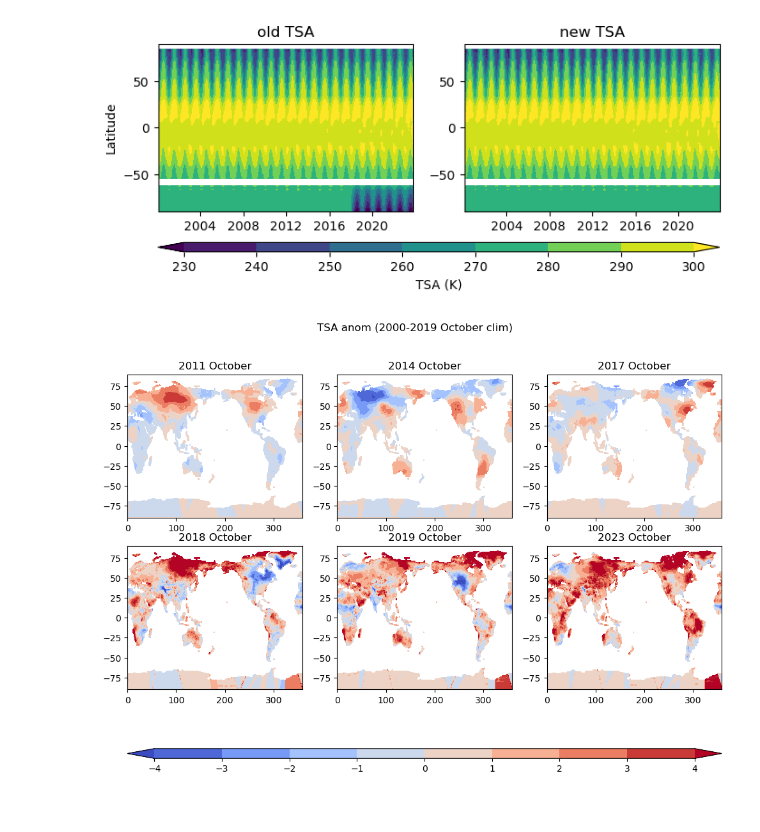
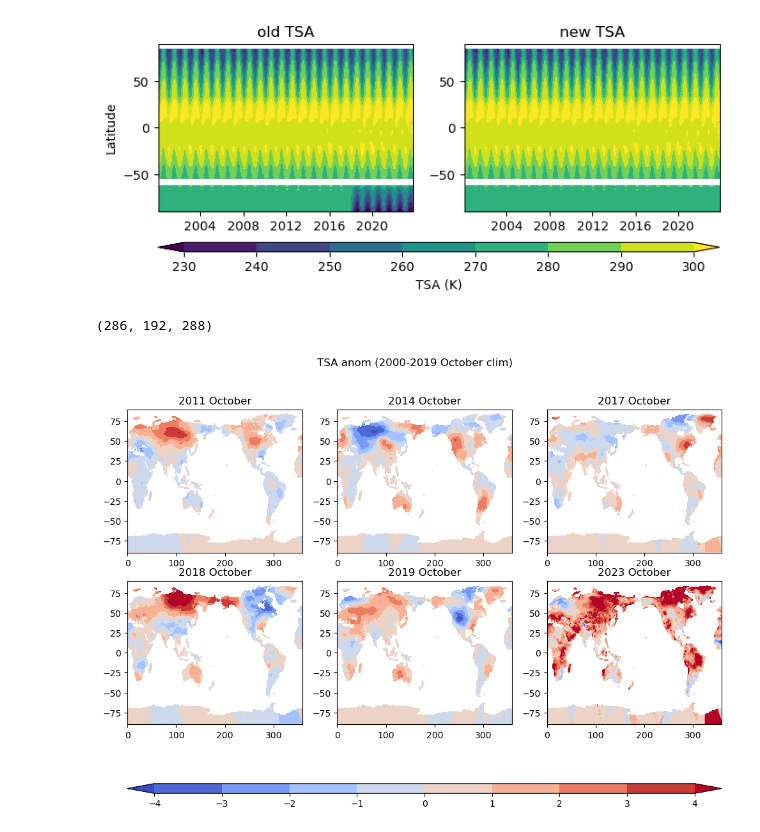
Before and after one commit to sglanvil/makingICs, a Jupyter notebook: plot_TSA_SMYLE_LAND.ipynb, the cells around one changed output. Drawn from its saved outputs; the diff is of its cells as text; code cells hidden in the pictures.

```diff
--- a/plot_TSA_SMYLE_LAND.ipynb
+++ b/plot_TSA_SMYLE_LAND.ipynb
@@ -53,7 +53,8 @@ plt.savefig("/glade/u/home/sglanvil/analysis/python/analysis/TSA_SMYLE_LAND_01ma
 [figure]
 # %%
 # May 6, 2024
-# plot October anomalies
+# located: /glade/u/home/sglanvil/analysis/python/analysis/lot_TSA_SMYLE_LAND.ipynb
+# plot October anomalies for Yeager
 
 import xarray as xr
 import numpy as np
@@ -65,7 +66,7 @@ end_date = '2023-10-31'
 date_frequency = 'M'
 dateArray = pd.date_range(start=start_date, end=end_date, freq=date_frequency)
 
-file = "/glade/derecho/scratch/sglanvil/holdingCell/SMYLE_LAND/TSA_smyle_Transient.clm2.h0.200001-202310.nc"
+file = "/glade/derecho/scratch/sglanvil/holdingCell/SMYLE_LAND/TSA_smyle_Transient.clm2.h0.200001-201912.nc"
 ds = xr.open_dataset(file)
 lon = ds['lon']
 lat = ds['lat']
@@ -73,7 +74,9 @@ var = ds['TSA']
 file = "/glade/derecho/scratch/sglanvil/archive/smyle_Transient_201801_newDomain/lnd/hist/TSA_smyle_Transient_201801_newDomain.clm2.h0.201801-202310.nc"
 ds = xr.open_dataset(file)
 var2 = ds['TSA']
-var3 = xr.concat([var[:216,:,:], var2], dim='time')
+var3 = xr.concat([var[:,:,:], var2[24:,:,:]], dim='time')
+
+print(var3.shape)
 
 var2023 = var3[(dateArray == '2023-10-31'), :, :]
 var2019 = var3[(dateArray == '2019-10-31'), :, :]
@@ -83,32 +86,33 @@ var2015 = var3[(dateArray == '2015-10-31'), :, :]
 var2014 = var3[(dateArray == '2014-10-31'), :, :]
 var2013 = var3[(dateArray == '2013-10-31'), :, :]
 var2011 = var3[(dateArray == '2011-10-31'), :, :]
 
 var_OCT = var3[(dateArray.month == 10) & (dateArray.year < 2020), :, :]
 var_OCTmean = var_OCT.mean(dim='time')
 varDiff2023 = np.squeeze(var2023 - var_OCTmean)
 varDiff2019 = np.squeeze(var2019 - var_OCTmean)
 varDiff2018 = np.squeeze(var2018 - var_OCTmean)
 varDiff2017 = np.squeeze(var2017 - var_OCTmean)
 varDiff2015 = np.squeeze(var2015 - var_OCTmean)
 varDiff2014 = np.squeeze(var2014 - var_OCTmean)
 varDiff2013 = np.squeeze(var2013 - var_OCTmean)
 varDiff2011 = np.squeeze(var2011 - var_OCTmean)
 
 # contour_levels = np.arange(248, 310, 10)
 contour_levels = np.arange(-4, 5, 1)
 
 years = [2011, 2014, 2017, 2018, 2019, 2023]
 fig, axs = plt.subplots(2, 3, figsize=(12, 8))
 for i, ax in enumerate(axs.flat):
-    blah=np.squeeze(eval(f'varDiff{years[i]}'))
+    blah=np.squeeze(eval(f'varDiff{years[i]}')) # use 'var' or 'varDiff'
     contour = ax.contourf(lon, lat, blah, contour_levels, cmap='coolwarm', extend='both')
     ax.set_title(str(years[i])+' October')
 fig.colorbar(contour, ax=axs.ravel().tolist(), orientation='horizontal', pad=0.15, fraction=0.05, aspect=60)
 # fig.suptitle('TSA raw')
 fig.suptitle('TSA anom (2000-2019 October clim)')
 
 # plt.savefig("/glade/u/home/sglanvil/analysis/python/analysis/TSAraw_SMYLE_LAND_06may2024.png", dpi=300)
 plt.savefig("/glade/u/home/sglanvil/analysis/python/analysis/TSAanom_SMYLE_LAND_06may2024.png", dpi=300)
 # %% [output]
+(286, 192, 288)
-[figure, old version]
+[figure, new version]
```
